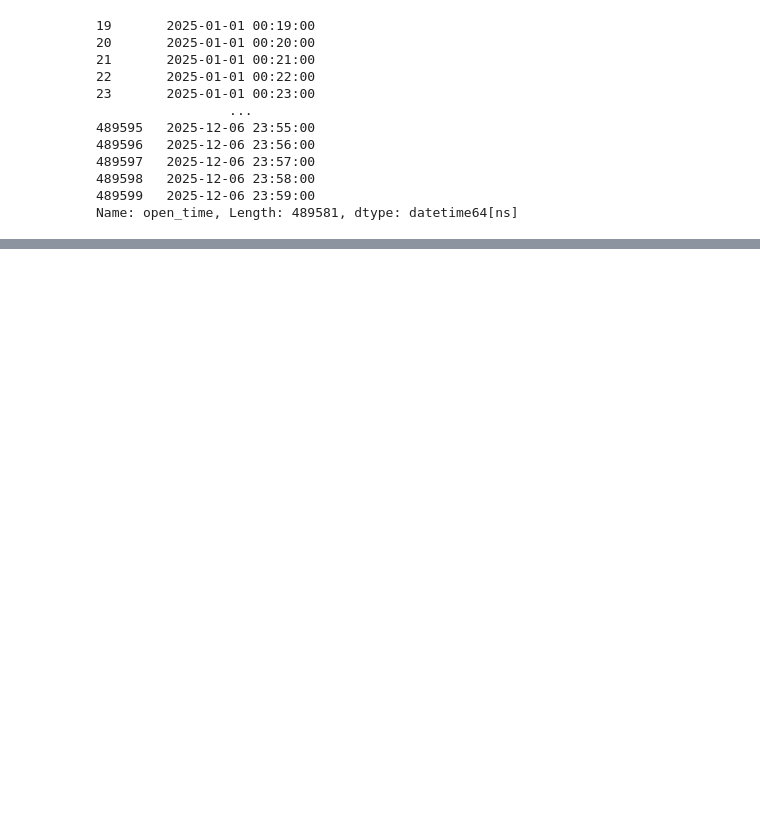
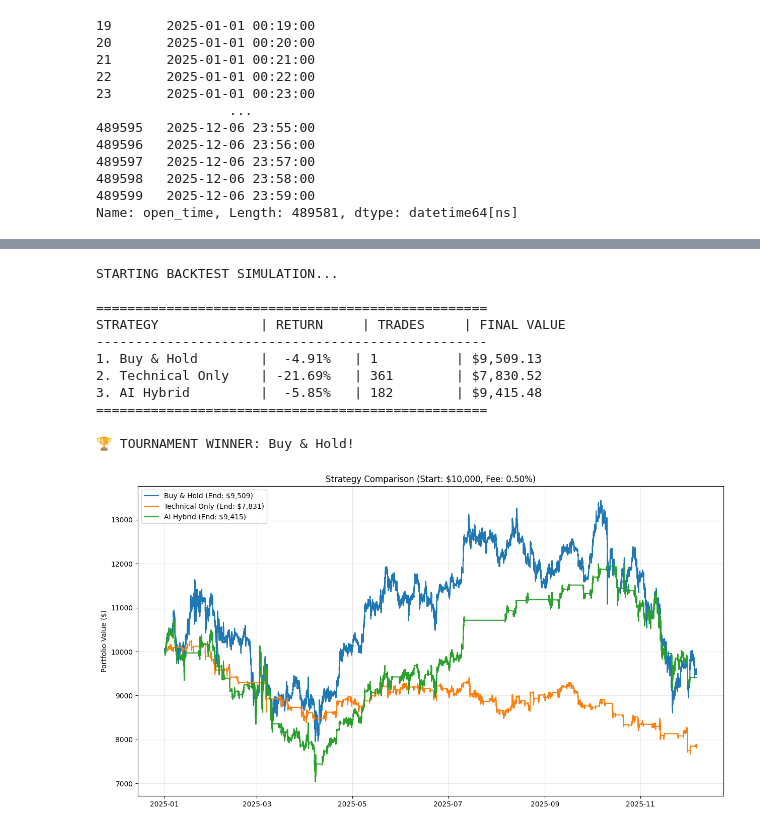
Before and after one commit to Bui-Minh-Quan/Data-Mining-Project, a Jupyter notebook: benchmark.ipynb, the cells around one changed output, grey strips where cells are left out. Saved outputs shown, nothing was run; the diff lists cells and outputs as text; code cells hidden in the pictures; blank space fills up the shorter version.

```diff
--- a/benchmark.ipynb
+++ b/benchmark.ipynb
@@ -1090,0 +1133,51 @@ STRATEGY             | RETURN     | TRADES     | FINAL VALUE
+# %%
+
+# Re-initialize engine with fixed class
+engine3 = BacktestEngine(initial_capital=10000, fee_pct=0.0005)
+
+print("STARTING BACKTEST SIMULATION...")
+
+if 'open_time' not in df_hybrid.columns:
+    df_hybrid = df_hybrid.reset_index()
+
+if 'open_time' not in df_tech.columns:
+    df_tech = df_tech.reset_index()
+
+# Run Simulations
+res_hodl3, trades_hodl3, ret_hodl3 = engine3.run_backtest(df_hodl, "Buy & Hold")
+res_tech3, trades_tech3, ret_tech3 = engine.run_backtest(df_tech, "Technical Only")
+res_hybrid3, trades_hybrid3, ret_hybrid3 = engine.run_backtest(df_hybrid, "AI Hybrid")
+
+
+# --- 4. THE PERFORMANCE REPORT ---
+print("\n" + "="*50)
+print(f"{'STRATEGY':<20} | {'RETURN':<10} | {'TRADES':<10} | {'FINAL VALUE'}")
+print("-" * 50)
+print(f"{'1. Buy & Hold':<20} | {ret_hodl3:6.2f}%   | {len(trades_hodl3):<10} | ${res_hodl3['Portfolio_Value'].iloc[-1]:,.2f}")
+print(f"{'2. Technical Only':<20} | {ret_tech3:6.2f}%   | {len(trades_tech3):<10} | ${res_tech3['Portfolio_Value'].iloc[-1]:,.2f}")
+print(f"{'3. AI Hybrid':<20} | {ret_hybrid3:6.2f}%   | {len(trades_hybrid3):<10} | ${res_hybrid3['Portfolio_Value'].iloc[-1]:,.2f}")
+print("="*50)
+
+# Determine Winner
+winner3 = max([('Buy & Hold', ret_hodl3), ('Technical', ret_tech3), ('Hybrid', ret_hybrid3)], key=lambda x: x[1])
+print(f"\n🏆 TOURNAMENT WINNER: {winner3[0]}!")
+
+# Plot Visuals
+engine3.plot_results({
+    'Buy & Hold': res_hodl3,
+    'Technical Only': res_tech3,
+    'AI Hybrid': res_hybrid3
+})
+# %% [output]
+STARTING BACKTEST SIMULATION...
+
+==================================================
+STRATEGY             | RETURN     | TRADES     | FINAL VALUE
+--------------------------------------------------
+1. Buy & Hold        |  -4.91%   | 1          | $9,509.13
+2. Technical Only    | -21.69%   | 361        | $7,830.52
+3. AI Hybrid         |  -5.85%   | 182        | $9,415.48
+==================================================
+
+🏆 TOURNAMENT WINNER: Buy & Hold!
+[figure, added]
```
Also changed, not shown: parts of 15 cells of this notebook.
